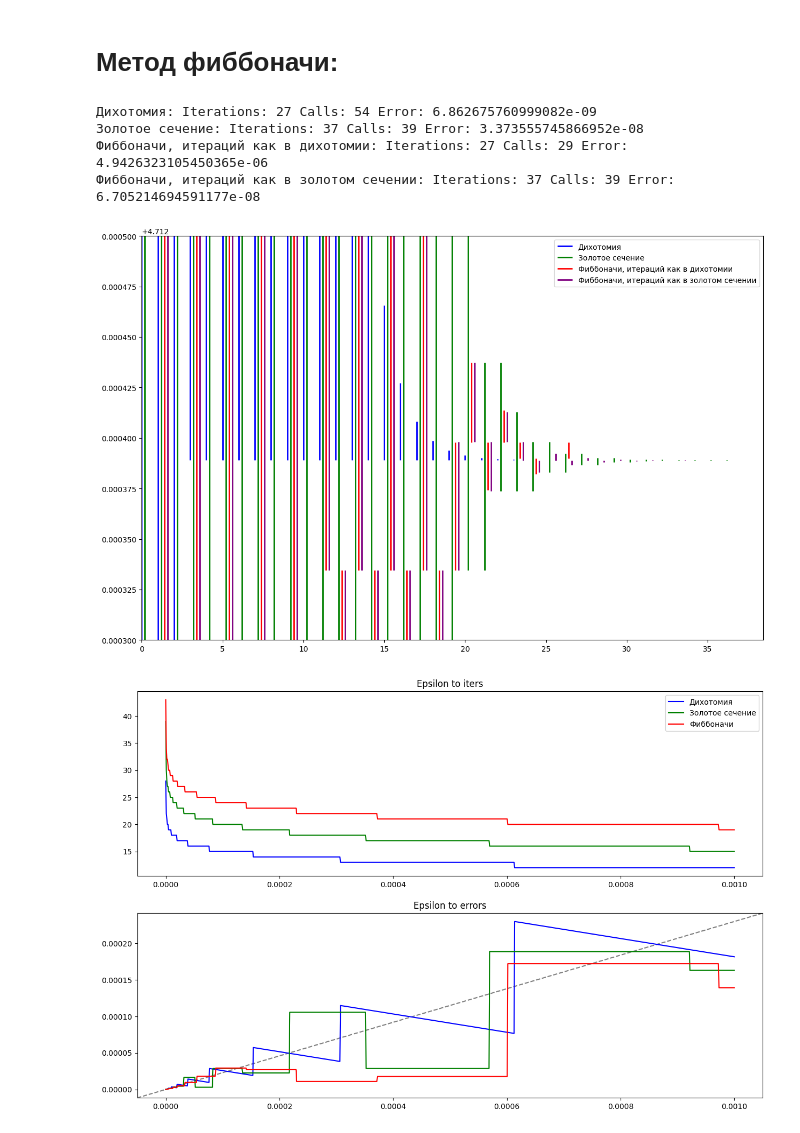
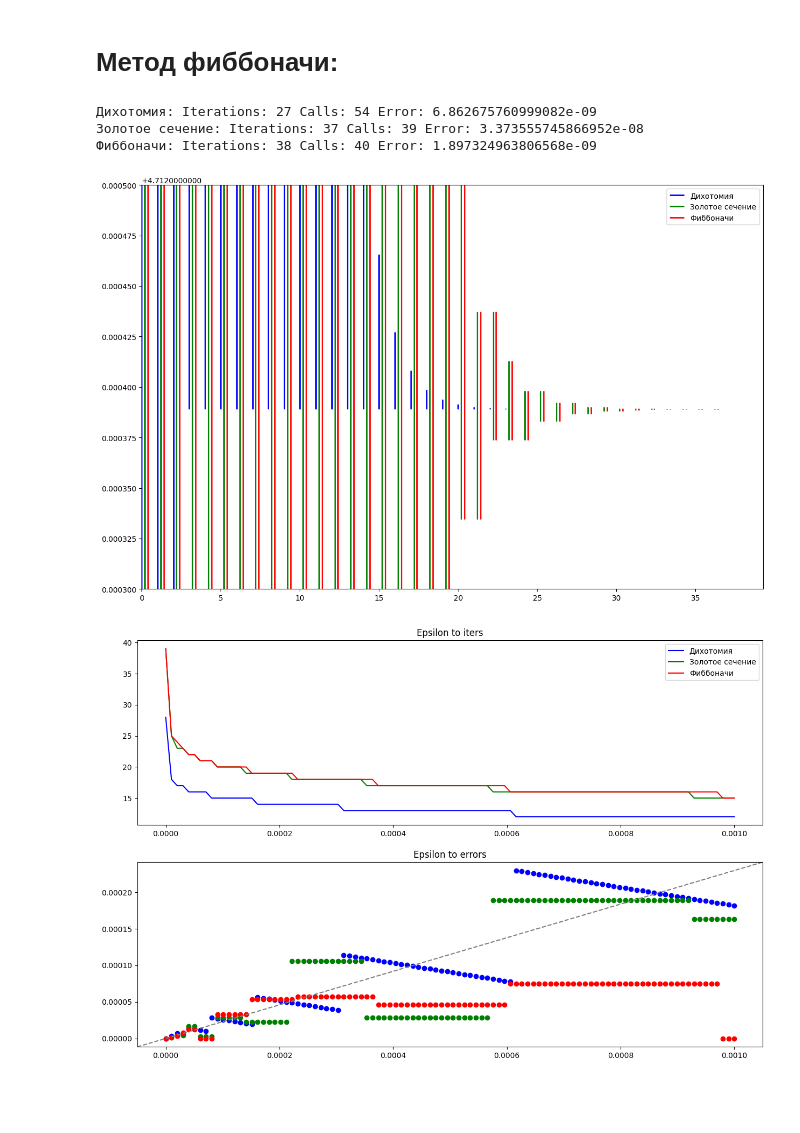
Before and after one commit to ars860/MO, a Jupyter notebook: task_1.ipynb, the cells around one changed output. Drawn from its saved outputs; the diff is of its cells as text; code cells hidden in the pictures; blank space fills up the shorter version.

Commit message:
binpoisk renamed to ternary + fibonacci method fixed

```diff
--- a/task_1.ipynb
+++ b/task_1.ipynb
@@ -55,15 +56,12 @@ def golden(f, a, b, eps=2e-8):
 # Метод фиббоначи:
 # %%
 def fibonacci(f, a, b, n):
-    def calc_3_last_fibonacci(index):
-        a, b, c = 0, 0, 1
+    # n -= 1
 
-        for _ in range(index):
-            a, b, c = b, c, b + c
+    def fib(n):
+        return 1 / sqrt(5) * (((1 + sqrt(5))/2) ** n - ((1 - sqrt(5))/2) ** n)
 
-        return a, b, c
-
-    f_n_2, f_n_1, f_n = calc_3_last_fibonacci(n)
+    f_n_2, f_n_1, f_n = fib(n - 2), fib(n - 1), fib(n)
 
     x1 = a + (b - a) * f_n_2 / f_n
     x2 = a + (b - a) * f_n_1 / f_n
@@ -72,19 +70,25 @@ def fibonacci(f, a, b, n):
     fx2 = f(x2)
 
     intervals = []
-    for i in range(n):
-        intervals += [[x1, x2]]
+    for i in range(1, n - 2):
+        intervals += [[a, b]]
 
         if fx1 > fx2:
             a = x1
             x1 = x2
-            x2 = b - (x1 - a)
+
+            x2 = a + fib(n - i - 1) / fib(n - i) * (b - a)
+            # x2 = b - (x1 - a)
+
             fx1 = fx2
             fx2 = f(x2)
         else:
             b = x2
             x2 = x1
-            x1 = a + (b - x2)
+
+            x1 = a + fib(n - i - 2) / fib(n - i) * (b - a)
+            # x1 = a + (b - x2)
+
             fx2 = fx1
             fx1 = f(x1)
 
@@ -98,7 +102,7 @@ def fibonacci_eps(f, a, b, eps=2e-8):
         fib0, fib1 = fib1, fib0 + fib1
         n += 1
 
-    n += 1
+    # n+=10
 
     # print(n, eps, (b - a) / fib1)
     return fibonacci(f, a, b, n)
@@ -108,49 +112,39 @@ class TestingF:
 
     def __init__(self, f)-> None:
         super().__init__()
         self.f = f
 
     def __call__(self, x, *args, **kwargs):
         self.calls += 1
         return self.f(x)
 
 def run_and_plot(f, label, sdvig, colors, p=0):
     sin = TestingF(math.sin)
     ans, intervals = f(sin, math.pi, 1.8 * math.pi)
-    intervals =intervals[p:]
-    ymin, ymax = list(zip(*intervals))
-    plt.vlines(x=list(map(lambda x: x + p + sdvig, range(len(intervals)))), ymin=ymin, ymax=ymax, colors=colors,
+    ymin, ymax = list(zip(*intervals[p:]))
+    plt.vlines(x=list(map(lambda x: x + sdvig, range(p, len(intervals)))), ymin=ymin, ymax=ymax, colors=colors,
                label=label, linewidth=2)
     print("{}: Iterations: {} Calls: {} Error: {}".format(label, len(intervals), sin.calls, abs(ans - 1.5 * math.pi)))
 
     return ans, intervals
 
 
 plt.rcParams['figure.figsize'] = [15, 10]
 plt.rcParams['figure.dpi'] = 100
 
-# plt.ion()
 p=0
-ans1, intervals1 = run_and_plot(binpoisk, label="Дихотомия", sdvig=0, colors='b', p=p)
+ans1, intervals1 = run_and_plot(ternary, label="Дихотомия", sdvig=0, colors='b', p=p)
 ans2, intervals2 = run_and_plot(golden, label="Золотое сечение", sdvig=0.2, colors='g',p=p)
-run_and_plot(partial(fibonacci, n=len(intervals1)), label="Фиббоначи, итераций как в дихотомии", sdvig=0.4,
-             colors='r', p=p)
-run_and_plot(partial(fibonacci, n=len(intervals2)), label="Фиббоначи, итераций как в золотом сечении", sdvig=0.6,
-             colors='purple', p=p)
+run_and_plot(fibonacci_eps, label="Фиббоначи", sdvig=0.4,colors='r', p=p)
 
-# fig, ax = plt.subplots()
-#
-# ax_zoom = plottools.zoom_axes(fig, ax, [15, 20], [4.7, 4.8], [20, 30], [4, 5])
 plt.legend()
 plt.axis(xmin=0, ymin=4.7123, ymax=4.7125)
-# plt.show()
 plt.show()
 # %% [output]
 Дихотомия: Iterations: 27 Calls: 54 Error: 6.862675760999082e-09
 Золотое сечение: Iterations: 37 Calls: 39 Error: 3.373555745866952e-08
-Фиббоначи, итераций как в дихотомии: Iterations: 27 Calls: 29 Error: 4.9426323105450365e-06
-Фиббоначи, итераций как в золотом сечении: Iterations: 37 Calls: 39 Error: 6.705214694591177e-08
+Фиббоначи: Iterations: 38 Calls: 40 Error: 1.897324963806568e-09
-[figure, old version]
+[figure, new version]
 # %%
 def eps2smthplot(fs, labels, epsRange):
     sin = TestingF(math.sin)
@@ -171,14 +165,14 @@ def eps2smthplot(fs, labels, epsRange):
             errors.append(abs(ans - 1.5 * math.pi))
 
         ax1.plot(epsRange, iters, label=label, c=colors[index])
-        ax2.plot(epsRange, errors, label=label, c=colors[index])
+        ax2.scatter(epsRange, errors, label=label, c=colors[index])
 
     ax1.legend(loc="upper right")
     plt.show()
 
-epsRange = linspace(1e-8, 1e-3, 1000)  # [10 ** (-3)]
-functions = [binpoisk, golden, fibonacci_eps]
+epsRange = linspace(1e-8, 1e-3, 100)  # [10 ** (-3)]
+functions = [ternary, golden, fibonacci_eps]
 labels = ["Дихотомия", "Золотое сечение", "Фиббоначи"]
 eps2smthplot(functions, labels=labels, epsRange=epsRange)
 # %% [output]
-[figure, old version]
+[figure, new version]
```
Also changed, not shown: parts of 2 cells of this notebook, 2 other files.
